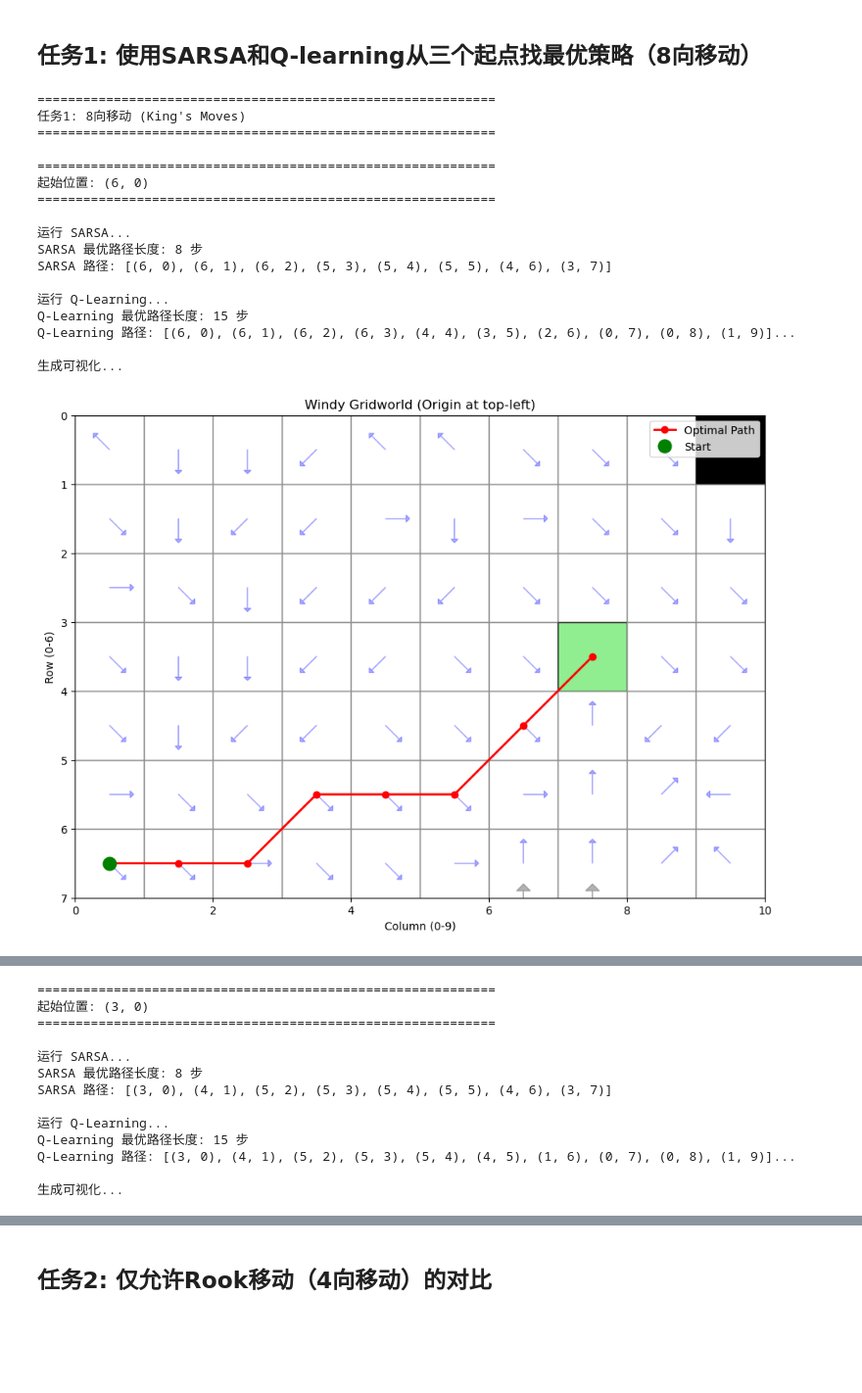
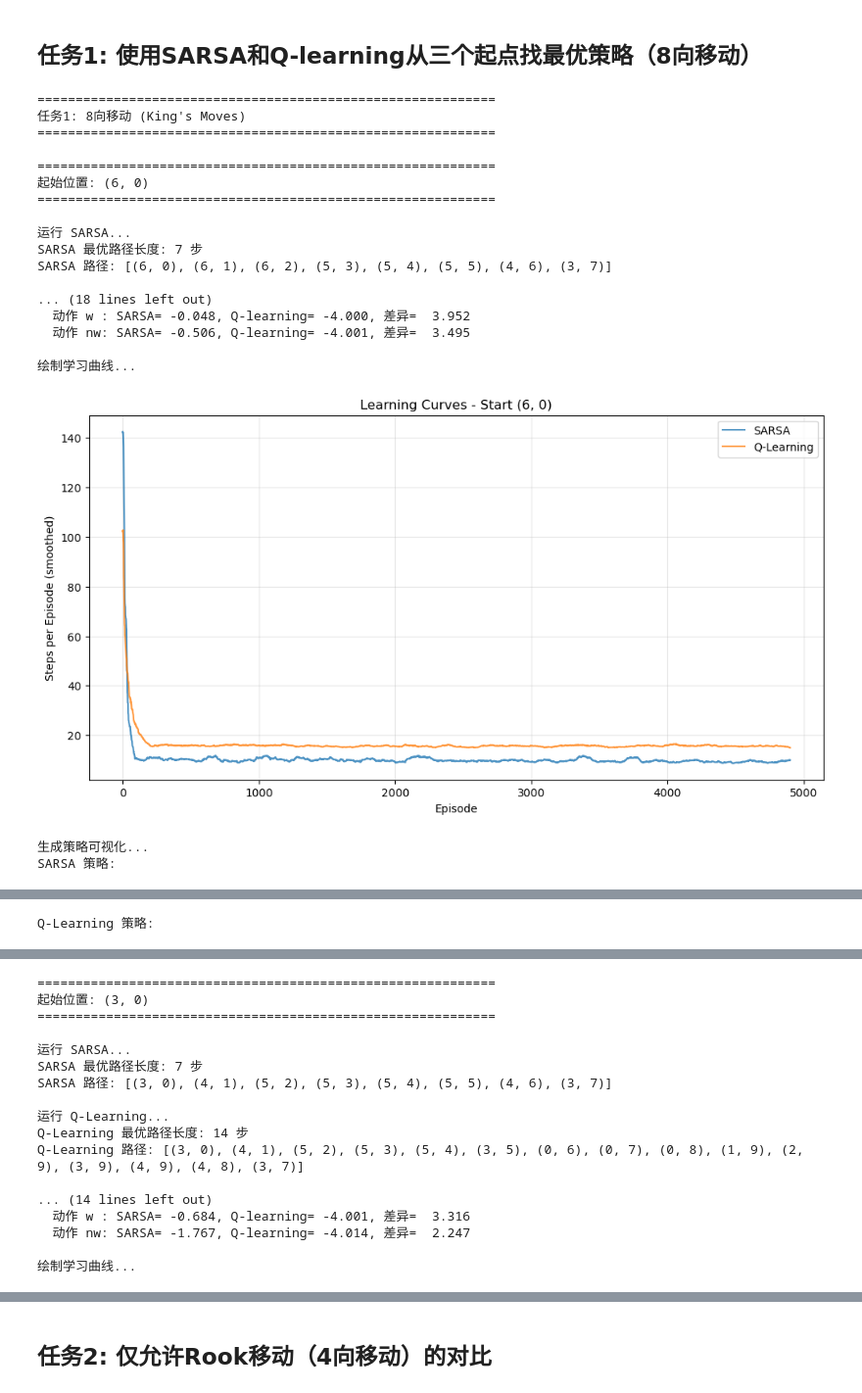
Before and after one commit to serenNan/HW, a Jupyter notebook: HW2_Solution.ipynb, the cells around one changed output, grey strips where cells are left out. Shown at 98% size. Saved outputs shown, nothing was run; the diff lists cells and outputs as text; code cells hidden in the pictures; blank space fills up the shorter version.

```diff
--- a/HW2_Solution.ipynb
+++ b/HW2_Solution.ipynb
@@ -406,42 +406,67 @@ for start in start_states:
     print(f"起始位置: {start}")
     print(f"{'='*60}")
 
     # SARSA
     print("\n运行 SARSA...")
     Q_sarsa, steps_sarsa = sarsa(env_king, start, episodes=5000, alpha=0.1, epsilon=0.1)
     policy_sarsa = get_optimal_policy(Q_sarsa, env_king)
     path_sarsa = get_optimal_path(policy_sarsa, env_king, start)
-    print(f"SARSA 最优路径长度: {len(path_sarsa)} 步")
-    print(f"SARSA 路径: {path_sarsa[:10]}..." if len(path_sarsa) > 10 else f"SARSA 路径: {path_sarsa}")
+    print(f"SARSA 最优路径长度: {len(path_sarsa)-1} 步")
+    print(f"SARSA 路径: {path_sarsa}")
 
     # Q-Learning
     print("\n运行 Q-Learning...")
     Q_qlearn, steps_qlearn = q_learning(env_king, start, episodes=5000, alpha=0.1, epsilon=0.1)
     policy_qlearn = get_optimal_policy(Q_qlearn, env_king)
     path_qlearn = get_optimal_path(policy_qlearn, env_king, start)
-    print(f"Q-Learning 最优路径长度: {len(path_qlearn)} 步")
-    print(f"Q-Learning 路径: {path_qlearn[:10]}..." if len(path_qlearn) > 10 else f"Q-Learning 路径: {path_qlearn}")
+    print(f"Q-Learning 最优路径长度: {len(path_qlearn)-1} 步")
+    print(f"Q-Learning 路径: {path_qlearn}")
 
-    # 可视化
-    print("\n生成可视化...")
+    # 对比分析
+    print("\n" + "-"*60)
+    print("对比分析:")
+    print("-"*60)
+    print(f"路径长度是否一致: {'是' if len(path_sarsa) == len(path_qlearn) else '否'}")
+    print(f"  SARSA: {len(path_sarsa)-1} 步")
+    print(f"  Q-Learning: {len(path_qlearn)-1} 步")
+
+    # Q值对比（选择起始状态的Q值）
+    print(f"\n起始状态 {start} 的Q值对比:")
+    for action in env_king.actions:
+        q_s = Q_sarsa[(start, action)]
+        q_q = Q_qlearn[(start, action)]
+        print(f"  动作 {action:2s}: SARSA={q_s:7.3f}, Q-learning={q_q:7.3f}, 差异={abs(q_s-q_q):7.3f}")
+
+    # 绘制学习曲线对比
+    print("\n绘制学习曲线...")
+    plot_learning_curve([steps_sarsa, steps_qlearn],
+                       f'Learning Curves - Start {start}',
+                       ['SARSA', 'Q-Learning'])
+
+    # 可视化最优策略
+    print("\n生成策略可视化...")
+    print("SARSA 策略:")
     visualize_gridworld(env_king, path=path_sarsa, policy=policy_sarsa)
+    print("Q-Learning 策略:")
     visualize_gridworld(env_king, path=path_qlearn, policy=policy_qlearn)
 # %% [output]
 ============================================================
 任务1: 8向移动 (King's Moves)
 ============================================================
 
 ============================================================
 起始位置: (6, 0)
 ============================================================
 
 运行 SARSA...
-SARSA 最优路径长度: 8 步
+SARSA 最优路径长度: 7 步
 SARSA 路径: [(6, 0), (6, 1), (6, 2), (5, 3), (5, 4), (5, 5), (4, 6), (3, 7)]
 
-运行 Q-Learning...
-Q-Learning 最优路径长度: 15 步
-Q-Learning 路径: [(6, 0), (6, 1), (6, 2), (6, 3), (4, 4), (3, 5), (2, 6), (0, 7), (0, 8), (1, 9)]...
+... (18 lines left out)
+  动作 w : SARSA= -0.048, Q-learning= -4.000, 差异=  3.952
+  动作 nw: SARSA= -0.506, Q-learning= -4.001, 差异=  3.495
 
-生成可视化...
+绘制学习曲线...
-[figure, old version]
+[figure, new version]
+生成策略可视化...
+SARSA 策略:
@@ -449,13 +474 @@ Q-Learning 路径: [(6, 0), (6, 1), (6, 2), (6, 3), (4, 4), (3, 5), (2, 6), (0,
-============================================================
-起始位置: (3, 0)
-============================================================
-
-运行 SARSA...
-SARSA 最优路径长度: 8 步
-SARSA 路径: [(3, 0), (4, 1), (5, 2), (5, 3), (5, 4), (5, 5), (4, 6), (3, 7)]
-
-运行 Q-Learning...
-Q-Learning 最优路径长度: 15 步
-Q-Learning 路径: [(3, 0), (4, 1), (5, 2), (5, 3), (5, 4), (4, 5), (1, 6), (0, 7), (0, 8), (1, 9)]...
-
-生成可视化...
+Q-Learning 策略:
@@ -462,0 +476,17 @@ Q-Learning 路径: [(3, 0), (4, 1), (5, 2), (5, 3), (5, 4), (4, 5), (1, 6), (0,
+============================================================
+起始位置: (3, 0)
+============================================================
+
+运行 SARSA...
+SARSA 最优路径长度: 7 步
+SARSA 路径: [(3, 0), (4, 1), (5, 2), (5, 3), (5, 4), (5, 5), (4, 6), (3, 7)]
+
+运行 Q-Learning...
+Q-Learning 最优路径长度: 14 步
+Q-Learning 路径: [(3, 0), (4, 1), (5, 2), (5, 3), (5, 4), (3, 5), (0, 6), (0, 7), (0, 8), (1, 9), (2, 9), (3, 9), (4, 9), (4, 8), (3, 7)]
+
+... (14 lines left out)
+  动作 w : SARSA= -0.684, Q-learning= -4.001, 差异=  3.316
+  动作 nw: SARSA= -1.767, Q-learning= -4.014, 差异=  2.247
+
+绘制学习曲线...
```
Also changed, not shown: parts of 4 cells of this notebook.
